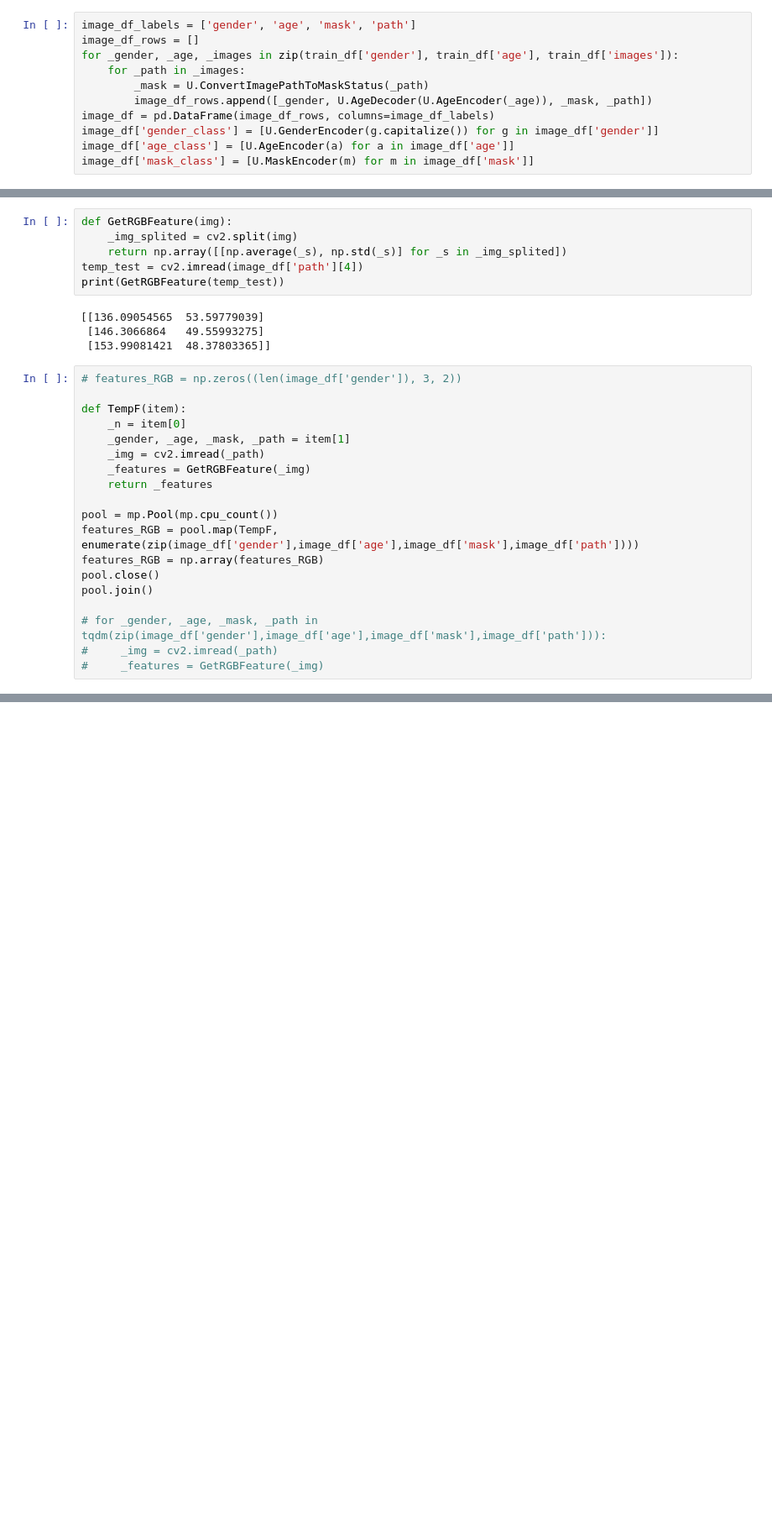
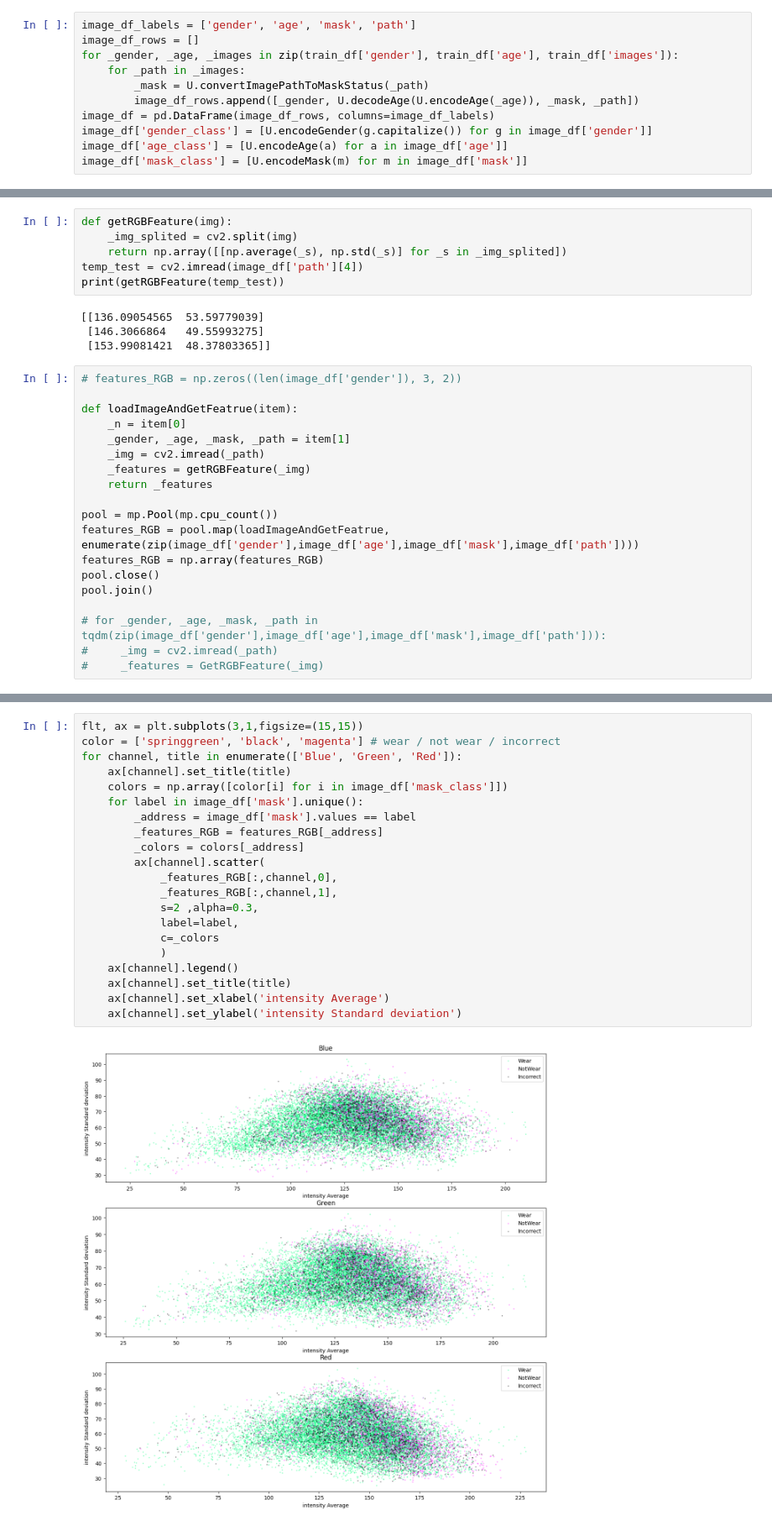
Before and after one commit to boostcampaitech4cv1/level1_imageclassification_cv-level1-cv-02, a Jupyter notebook: analysis/ImageAnalysis.ipynb, the cells around one changed output, grey strips where cells are left out. Shown at 84% size. Cells and saved outputs as stored; diff of their text form; blank space fills up the shorter version.

```diff
--- a/analysis/ImageAnalysis.ipynb
+++ b/analysis/ImageAnalysis.ipynb
@@ -49,12 +49,12 @@ image_df_labels = ['gender', 'age', 'mask', 'path']
 image_df_rows = []
 for _gender, _age, _images in zip(train_df['gender'], train_df['age'], train_df['images']):
     for _path in _images:
-        _mask = U.ConvertImagePathToMaskStatus(_path)
-        image_df_rows.append([_gender, U.AgeDecoder(U.AgeEncoder(_age)), _mask, _path])
+        _mask = U.convertImagePathToMaskStatus(_path)
+        image_df_rows.append([_gender, U.decodeAge(U.encodeAge(_age)), _mask, _path])
 image_df = pd.DataFrame(image_df_rows, columns=image_df_labels)
-image_df['gender_class'] = [U.GenderEncoder(g.capitalize()) for g in image_df['gender']]
-image_df['age_class'] = [U.AgeEncoder(a) for a in image_df['age']]
-image_df['mask_class'] = [U.MaskEncoder(m) for m in image_df['mask']]
+image_df['gender_class'] = [U.encodeGender(g.capitalize()) for g in image_df['gender']]
+image_df['age_class'] = [U.encodeAge(a) for a in image_df['age']]
+image_df['mask_class'] = [U.encodeMask(m) for m in image_df['mask']]
 # %%
 print('total number of images :', image_df.size / image_df.columns.size)
 image_df.head()
@@ -69,11 +69,11 @@ total number of images : 18900.0
 # %% [markdown]
 ## Calc Mean, STD RGB
 # %%
-def GetRGBFeature(img):
+def getRGBFeature(img):
     _img_splited = cv2.split(img)
     return np.array([[np.average(_s), np.std(_s)] for _s in _img_splited])
 temp_test = cv2.imread(image_df['path'][4])
-print(GetRGBFeature(temp_test))
+print(getRGBFeature(temp_test))
 # %% [output]
 [[136.09054565  53.59779039]
  [146.3066864   49.55993275]
@@ -81,15 +81,15 @@ print(GetRGBFeature(temp_test))
 # %%
 # features_RGB = np.zeros((len(image_df['gender']), 3, 2))
 
-def TempF(item):
+def loadImageAndGetFeatrue(item):
     _n = item[0]
     _gender, _age, _mask, _path = item[1]
     _img = cv2.imread(_path)
-    _features = GetRGBFeature(_img)
+    _features = getRGBFeature(_img)
     return _features
 
 pool = mp.Pool(mp.cpu_count())
-features_RGB = pool.map(TempF, enumerate(zip(image_df['gender'],image_df['age'],image_df['mask'],image_df['path'])))
+features_RGB = pool.map(loadImageAndGetFeatrue, enumerate(zip(image_df['gender'],image_df['age'],image_df['mask'],image_df['path'])))
 features_RGB = np.array(features_RGB)
 pool.close()
 pool.join()
@@ -114,0 +100,23 @@ flt.legend()
+# %%
+flt, ax = plt.subplots(3,1,figsize=(15,15))
+color = ['springgreen', 'black', 'magenta'] # wear / not wear / incorrect
+for channel, title in enumerate(['Blue', 'Green', 'Red']):
+    ax[channel].set_title(title)
+    colors = np.array([color[i] for i in image_df['mask_class']])
+    for label in image_df['mask'].unique():
+        _address = image_df['mask'].values == label
+        _features_RGB = features_RGB[_address]
+        _colors = colors[_address]
+        ax[channel].scatter(
+            _features_RGB[:,channel,0],
+            _features_RGB[:,channel,1],
+            s=2 ,alpha=0.3,
+            label=label,
+            c=_colors
+            )
+    ax[channel].legend()
+    ax[channel].set_title(title)
+    ax[channel].set_xlabel('intensity Average')
+    ax[channel].set_ylabel('intensity Standard deviation')
+# %% [output]
+[figure, added]
```
Also changed, not shown: parts of 1 cell of this notebook, 1 other file.
